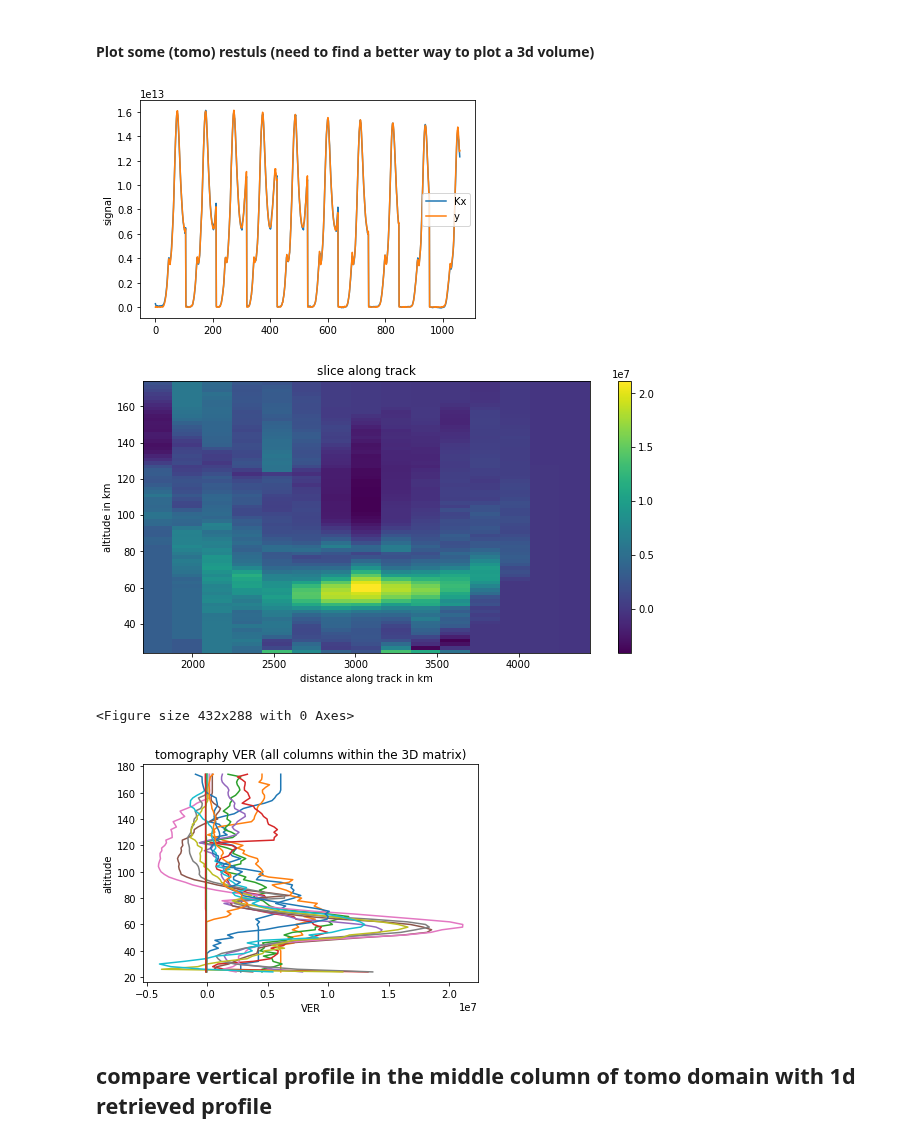
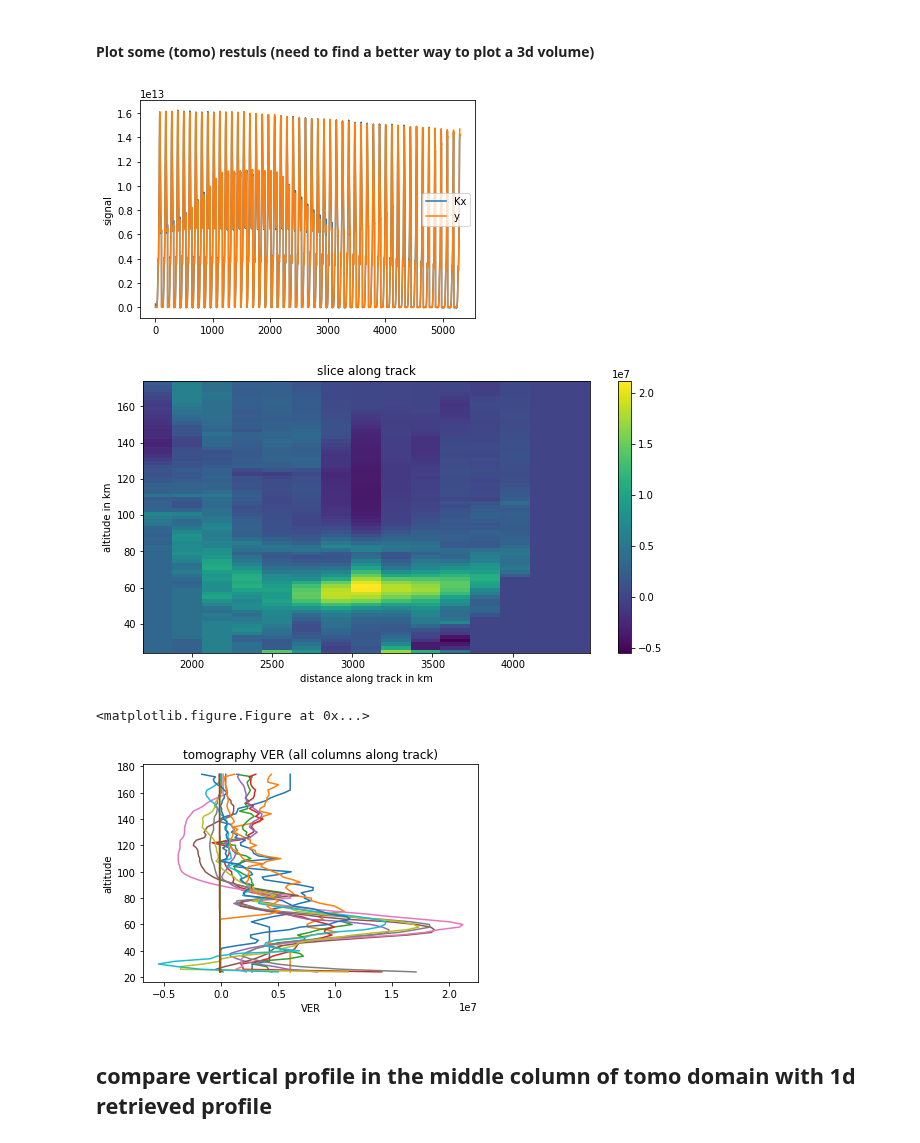
Before and after one commit to Anqi-Li/iris, a Jupyter notebook: notebooks/IRIS_Tomography-new_coordinate.ipynb, the cells around one changed output. Saved outputs shown, nothing was run; the diff lists cells and outputs as text; code cells hidden in the pictures.

```diff
--- a/notebooks/IRIS_Tomography-new_coordinate.ipynb
+++ b/notebooks/IRIS_Tomography-new_coordinate.ipynb
@@ -93,7 +93,7 @@ num of images after removing nan: 4784
 # choose some images and pixels
 # %%
 #====choose mesurements
-im_lst = np.arange(1950,2000, 5) # dayglow example
+im_lst = np.arange(1950,2000, 1) # dayglow example
 #im_lst = np.arange(2000,2050, 5) # datglow doesnt work (scanning)
 #im_lst = np.arange(500,550, 5) #nightglow example
 pix_lst = np.arange(22,128)
@@ -383,38 +383,38 @@ plt.colorbar()
 plt.show()
 
 #plt.subplot(122)
 #plt.contourf(grid_alpha*Re, grid_rho*1e-3, result_tomo.sum(axis=1).T)
 #plt.xlabel('distance across track in km')
 #plt.ylabel('altitude')
 #plt.title('sum over along track')
 #plt.yticks([])
 #plt.show()
 
 #plt.figure(figsize=(10,5))
 #fig, ax = plt.subplots()
 #ax.contourf(grid_beta*Re, grid_alpha*Re, result_tomo.sum(axis=2))
 #ax.axis('normal')
 #plt.ylabel('distance across track in km')
 #plt.xlabel('distance along track in km')
 #plt.title('sum over rho')
 #plt.show()
 
 #==== vertical profiles within the 3D matrix
 plt.figure()
 fig, ax = plt.subplots()
 ax.set_xscale('linear')
 ax.set(xlabel='VER',
       ylabel='altitude',
-      title='tomography VER (all columns within the 3D matrix)')
+      title='tomography VER (all columns along track)')
 for i in range(1,len(grid_alpha)-1):
     for j in range(1, len(grid_beta)-1):
         ax.plot(result_tomo[i,j,:], grid_rho*1e-3, '-')
 plt.show()
 # %% [output]
-[figure, old version]
+[figure, new version]
-[figure, old version]
+[figure, new version]
-<Figure size 432x288 with 0 Axes>
+<matplotlib.figure.Figure at 0x...>
-[figure, old version]
+[figure, new version]
 # %% [markdown]
 ## compare vertical profile in the middle column of tomo domain with 1d retrieved profile
 # %%
```
Also changed, not shown: parts of 8 cells of this notebook.
